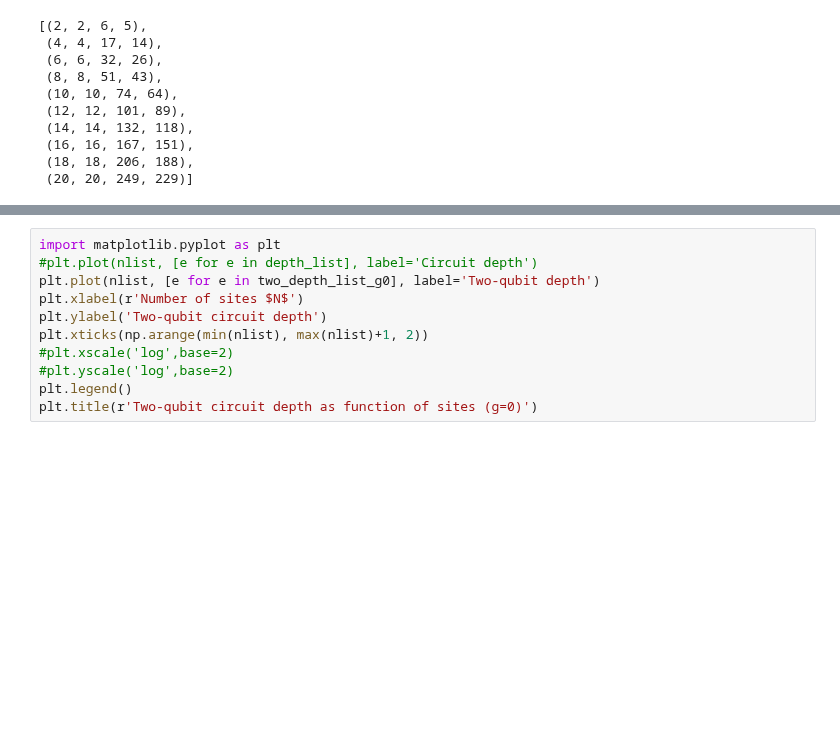
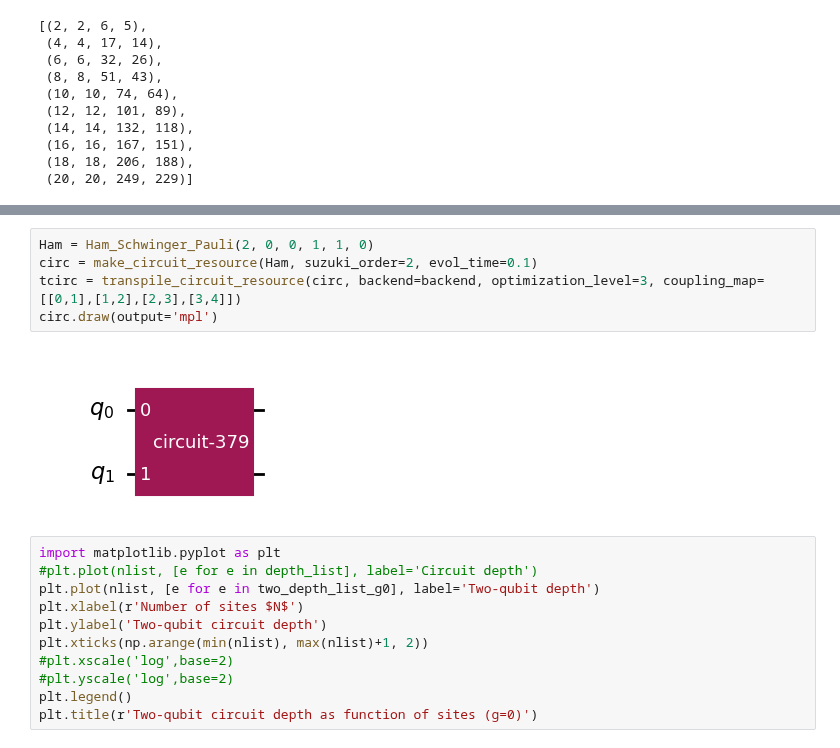
Before and after one commit to cogburner/Quantum-Schwinger, a Jupyter notebook: quantum-schwinger.ipynb, the cells around one changed output, grey strips where cells are left out. Cells and saved outputs as stored; diff of their text form; blank space fills up the shorter version.

```diff
--- a/quantum-schwinger.ipynb
+++ b/quantum-schwinger.ipynb
@@ -571,3 +577,10 @@ Number of qubits = 20.0, Circuit depth = 331, Two-qubit depth = 74
+# %%
+Ham = Ham_Schwinger_Pauli(2, 0, 0, 1, 1, 0)
+circ = make_circuit_resource(Ham, suzuki_order=2, evol_time=0.1)
+tcirc = transpile_circuit_resource(circ, backend=backend, optimization_level=3, coupling_map=[[0,1],[1,2],[2,3],[3,4]])
+circ.draw(output='mpl')
+# %% [output]
+[figure, added]
 # %%
 import matplotlib.pyplot as plt
 #plt.plot(nlist, [e for e in depth_list], label='Circuit depth')
```
Also changed, not shown: parts of 24 cells of this notebook, 3 other files.
